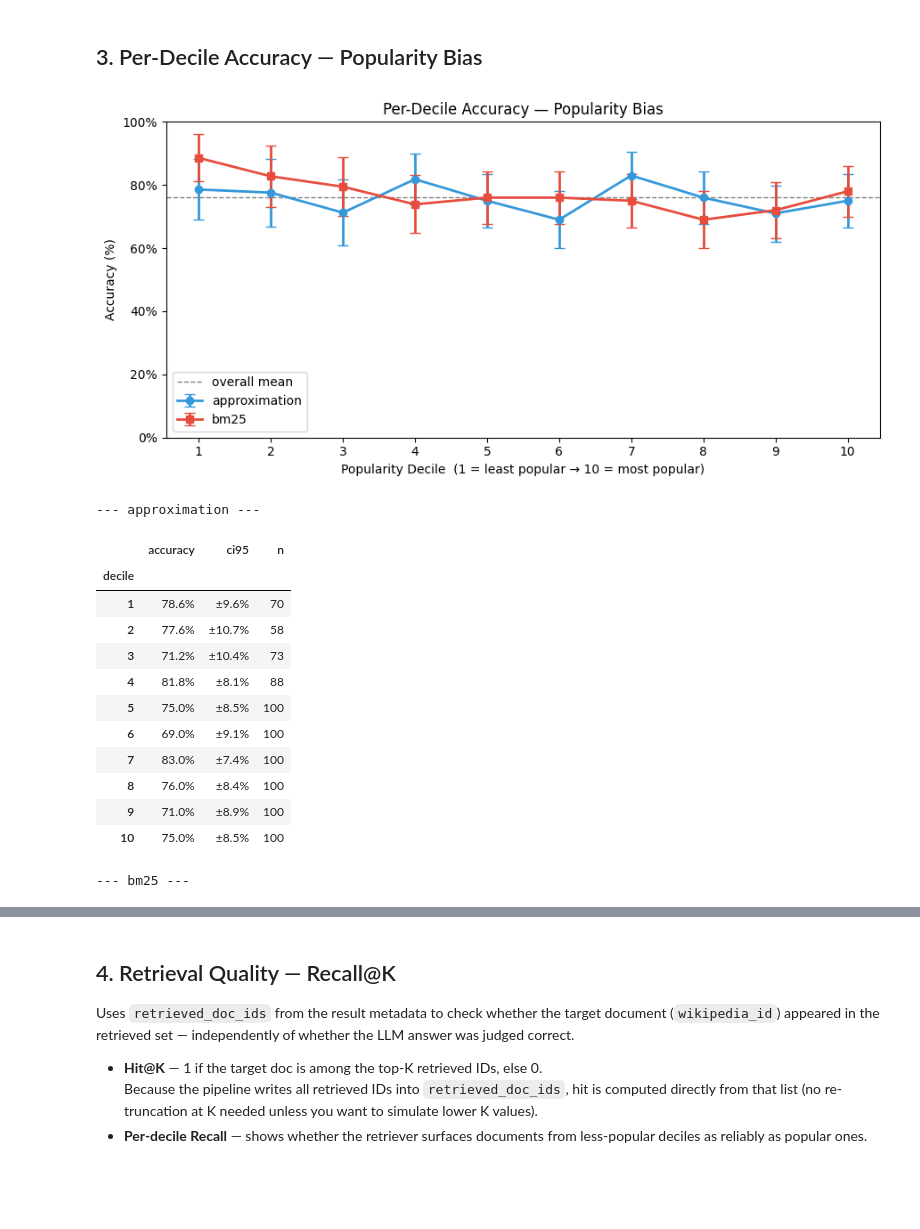
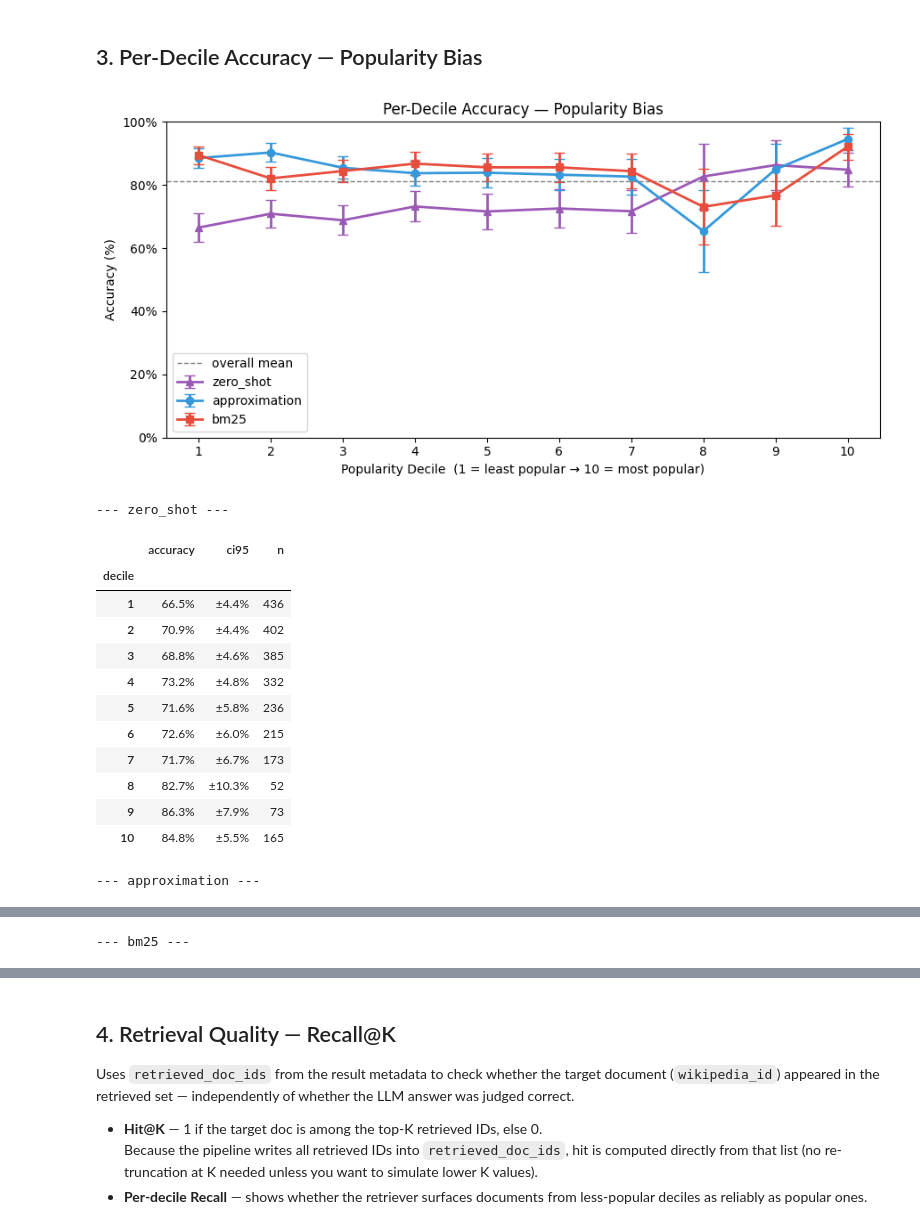
Before and after one commit to Cyro292/PopularityBias, a Jupyter notebook: notebooks/piepline/pipeline_analysis.ipynb, the cells around one changed output, grey strips where cells are left out. Saved outputs shown, nothing was run; the diff lists cells and outputs as text; code cells hidden in the pictures; blank space fills up the shorter version.

```diff
--- a/notebooks/piepline/pipeline_analysis.ipynb
+++ b/notebooks/piepline/pipeline_analysis.ipynb
@@ -49,9 +51,13 @@ Set `COLLECTION_NAME` and `OUTPUT_DIR` to match the `PipelineConfig` used when t
 # %%
 # ── Match these to your PipelineConfig values ─────────────────────────────────
 COLLECTION_NAME = "wiki_full_bil"
-OUTPUT_DIR      = "evaluation_results_nq_turbo"
-STRATEGIES      = ["approximation", "bm25"]
+OUTPUT_DIR      = "evaluation_results_mistral_5_300"
+STRATEGIES      = ["zero_shot", "approximation"]
 NUM_DECILES     = 10
+
+# "unweighted"    — decile boundaries based on raw article popularity
+# "chunk_weighted" — decile boundaries weighted by number of indexed chunks
+DECILE_MODE     = "chunk_weighted"
 
 RESULTS_DIR = Path(DATA_DIR) / COLLECTION_NAME / OUTPUT_DIR
 print(f"Looking for results in: {RESULTS_DIR}")
@@ -104,6 +111,25 @@ def _parse_id_list(val) -> list[int]:
     return []
 
 
+def _parse_float_list(val) -> list[float]:
+    """Coerce a retrieved_doc_popularity value to a list of floats.
+
+    The field may arrive as:
+      - already a list (e.g. [6.571])
+      - a string repr  (e.g. "[6.571]")
+    """
+    if isinstance(val, list):
+        return [float(v) for v in val]
+    if isinstance(val, str):
+        try:
+            parsed = ast.literal_eval(val)
+            if isinstance(parsed, list):
+                return [float(v) for v in parsed]
+        except Exception:
+            pass
+    return []
+
+
 def load_results(strategy: str) -> pd.DataFrame:
     """Load and normalise an evaluation CSV for one strategy."""
     path = RESULTS_DIR / f"evaluation_results_{strategy}.csv"
@@ -112,9 +138,16 @@ def load_results(strategy: str) -> pd.DataFrame:
     # Unpack metadata dict into flat columns
     meta = df["metadata"].apply(_parse_metadata)
     df["wikipedia_id"]      = meta.apply(lambda m: m.get("wikipedia_id"))
-    df["decile"]            = meta.apply(lambda m: m.get("decile"))
+    df["decile_unweighted"]   = meta.apply(lambda m: int(m.get("decile_unweighted", m.get("decile", -1))))
+    df["decile_chunk_weighted"] = meta.apply(lambda m: int(m.get("decile_chunk_weighted", m.get("decile", -1))))
+    _decile_col = "decile_chunk_weighted" if DECILE_MODE == "chunk_weighted" else "decile_unweighted"
+    df["decile"] = df[_decile_col]
     df["dataset"]           = meta.apply(lambda m: m.get("dataset", "unknown"))
     df["retrieved_doc_ids"] = meta.apply(lambda m: _parse_id_list(m.get("retrieved_doc_ids", [])))
+    df["retrieved_doc_popularity"] = meta.apply(lambda m: _parse_float_list(m.get("retrieved_doc_popularity", [])))
+    df["popularity_avg"] = pd.to_numeric(
+        meta.apply(lambda m: m.get("popularity_avg")), errors="coerce"
+    )
 
     # Normalise wikipedia_id to int for consistent comparison
     df["wikipedia_id_int"] = pd.to_numeric(df["wikipedia_id"], errors="coerce")
@@ -144,6 +177,10 @@ for s in STRATEGIES:
         print(f"  {s}: {len(raw[s]):,} rows")
         has_ids = raw[s]["retrieved_doc_ids"].apply(bool).sum()
         print(f"    retrieved_doc_ids present in {has_ids:,} / {len(raw[s]):,} rows")
+        has_pop = raw[s]["retrieved_doc_popularity"].apply(bool).sum()
+        print(f"    retrieved_doc_popularity present in {has_pop:,} / {len(raw[s]):,} rows")
+        has_target_pop = raw[s]["popularity_avg"].notna().sum()
+        print(f"    popularity_avg (target) present in {has_target_pop:,} / {len(raw[s]):,} rows")
     except FileNotFoundError:
         print(f"  {s}: file not found — skipping")
 
@@ -153,5 +190,5 @@ assert LOADED, "No result files found — run src/process/rag_pipeline.py first.
 # Combined view
 combined = pd.concat(raw.values(), ignore_index=True)
 print(f"\nTotal rows across all strategies: {len(combined):,}")
-combined[["question", "wikipedia_id", "decile", "dataset", "retrieved_doc_ids", "hit", "correct", "strategy"]].head(3)
+combined[["question", "wikipedia_id", "decile", "dataset", "retrieved_doc_ids", "retrieved_doc_popularity", "popularity_avg", "hit", "correct", "strategy"]].head(3)
 # %% [output]
@@ -213,12 +259,14 @@ strategy_colors = {
     "approximation": "#3498db",
     "vector":        "#3498db",
     "bm25":          "#e74c3c",
+    "zero_shot":    "#9b59b6",
     "hybrid":        "#27ae60",
 }
 strategy_markers = {
     "approximation": "o",
     "vector":        "o",
     "bm25":          "s",
+    "zero_shot":    "^",
     "hybrid":        "D",
 }
 
@@ -244,47 +292,47 @@ for s, df in raw.items():
     dt = pd.DataFrame(rows)
     decile_tables[s] = dt
 
     color  = strategy_colors.get(s, "#888")
     marker = strategy_markers.get(s, "o")
     ax.errorbar(
         dt["decile"], dt["accuracy"] * 100,
         yerr=dt["ci95"] * 100,
         label=s, color=color, marker=marker,
         linewidth=2, markersize=6, capsize=4,
     )
 
 ax.set_xlabel("Popularity Decile  (1 = least popular → 10 = most popular)")
 ax.set_ylabel("Accuracy (%)")
 ax.set_title("Per-Decile Accuracy — Popularity Bias")
 ax.set_xticks(range(1, NUM_DECILES + 1))
 ax.set_ylim(0, 100)
 ax.yaxis.set_major_formatter(mticker.PercentFormatter())
 ax.axhline(combined["correct"].mean() * 100, color="grey", linestyle="--",
            linewidth=1, label="overall mean")
 ax.legend()
 plt.tight_layout()
 plt.savefig(RESULTS_DIR / "fig_decile_accuracy.png", dpi=150)
 plt.show()
 
 # Print table
 for s, dt in decile_tables.items():
     print(f"\n--- {s} ---")
     display(dt.set_index("decile").style.format({"accuracy": "{:.1%}", "ci95": "±{:.1%}", "n": "{:,.0f}"}))
 # %% [output]
-[figure, old version]
+[figure, new version]
---- approximation ---
+--- zero_shot ---
 |  | accuracy | ci95 | n |
 | decile |  |  |  |
-| 1 | 78.6% | ±9.6% | 70 |
-| 2 | 77.6% | ±10.7% | 58 |
-| 3 | 71.2% | ±10.4% | 73 |
-| 4 | 81.8% | ±8.1% | 88 |
-| 5 | 75.0% | ±8.5% | 100 |
-| 6 | 69.0% | ±9.1% | 100 |
-| 7 | 83.0% | ±7.4% | 100 |
-| 8 | 76.0% | ±8.4% | 100 |
-| 9 | 71.0% | ±8.9% | 100 |
-| 10 | 75.0% | ±8.5% | 100 |
+| 1 | 66.5% | ±4.4% | 436 |
+| 2 | 70.9% | ±4.4% | 402 |
+| 3 | 68.8% | ±4.6% | 385 |
+| 4 | 73.2% | ±4.8% | 332 |
+| 5 | 71.6% | ±5.8% | 236 |
+| 6 | 72.6% | ±6.0% | 215 |
+| 7 | 71.7% | ±6.7% | 173 |
+| 8 | 82.7% | ±10.3% | 52 |
+| 9 | 86.3% | ±7.9% | 73 |
+| 10 | 84.8% | ±5.5% | 165 |
---- bm25 ---
+--- approximation ---
 |  | accuracy | ci95 | n |
 | decile |  |  |  |
@@ -300,0 +349 @@ for s, dt in decile_tables.items():
+--- bm25 ---
```
Also changed, not shown: parts of 24 cells of this notebook, 19 other files.
